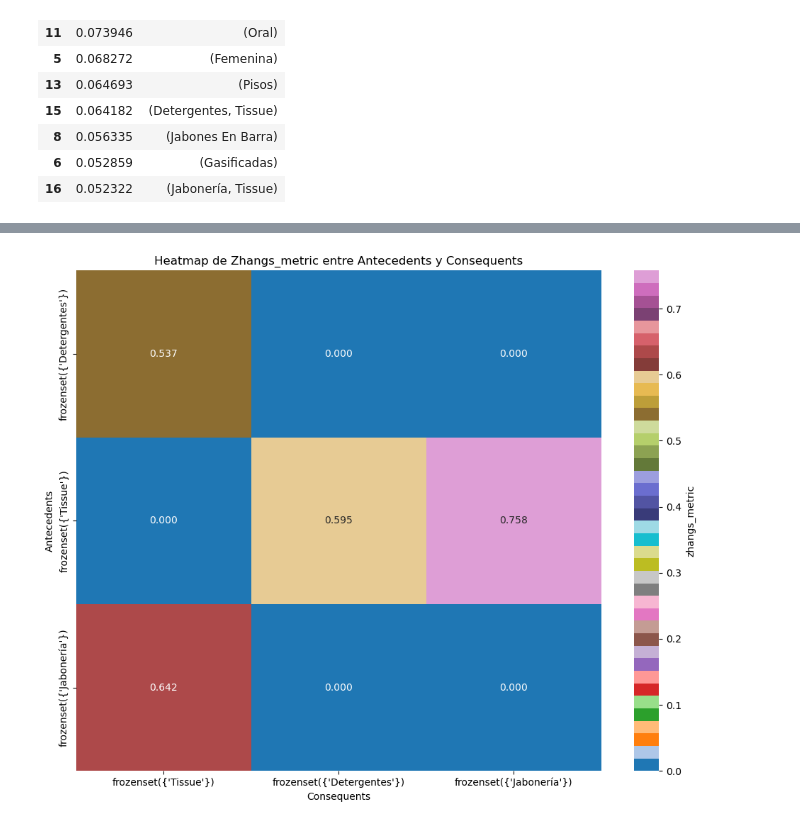
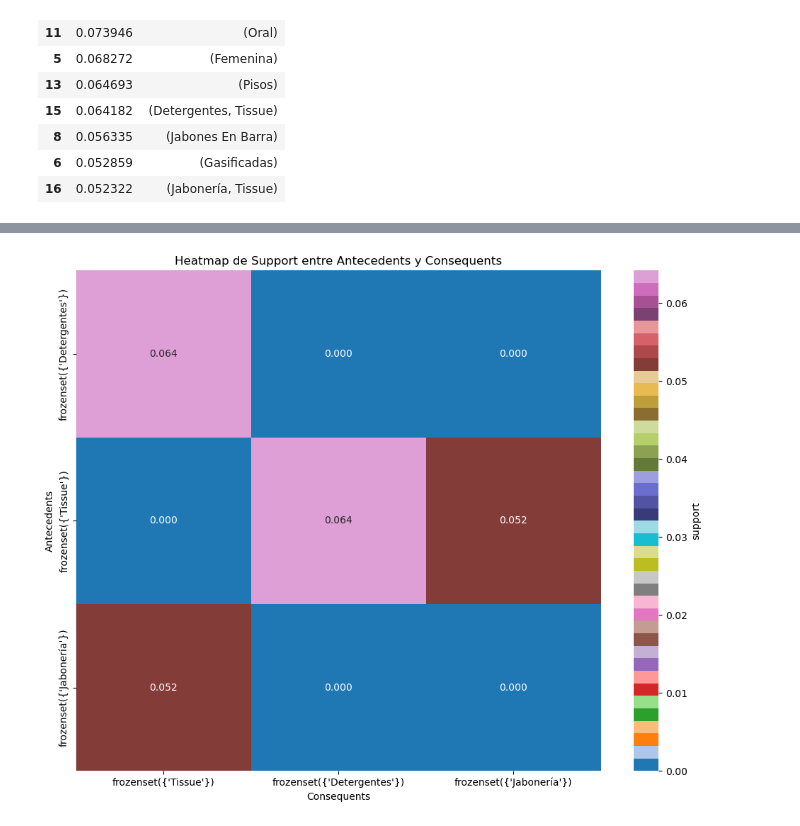
Before and after one commit to ZabakJL/ProyectoMiniMarket, a Jupyter notebook: notebooks/03_basket_analysis.ipynb, the cells around one changed output, grey strips where cells are left out. Saved outputs shown, nothing was run; the diff lists cells and outputs as text; code cells hidden in the pictures.

Commit message:
update apriori

```diff
--- a/notebooks/03_basket_analysis.ipynb
+++ b/notebooks/03_basket_analysis.ipynb
@@ -28,7 +28,7 @@ Archivo cargado correctamente.
 # Crear un grid de parámetros para probar
 parametros_grid = list(ParameterGrid({
     'soporte_minimo': [0.05],
-    'confianza_minima': [0.1, 0.2, 0.3]
+    'confianza_minima': [0.05]
 }))
 
 # Calibrar Apriori
@@ -72,6 +72,6 @@ mejores_reglas_apriori.sort_values(by='lift', ascending=False)
 | 0 | (Detergentes) | (Tissue) | 0.149861 | 0.232855 | 0.064182 | 0.428279 | 1.839249 | ... |
 | 1 | (Tissue) | (Detergentes) | 0.232855 | 0.149861 | 0.064182 | 0.275631 | 1.839249 | ... |
 # %%
-fig=vdf.crear_heatmap_asociacion(mejores_reglas_apriori, metric='zhangs_metric')
+fig=vdf.crear_heatmap_asociacion(mejores_reglas_apriori)
 # %% [output]
-[figure, old version]
+[figure, new version]
```
Also changed, not shown: parts of 1 cell of this notebook.
